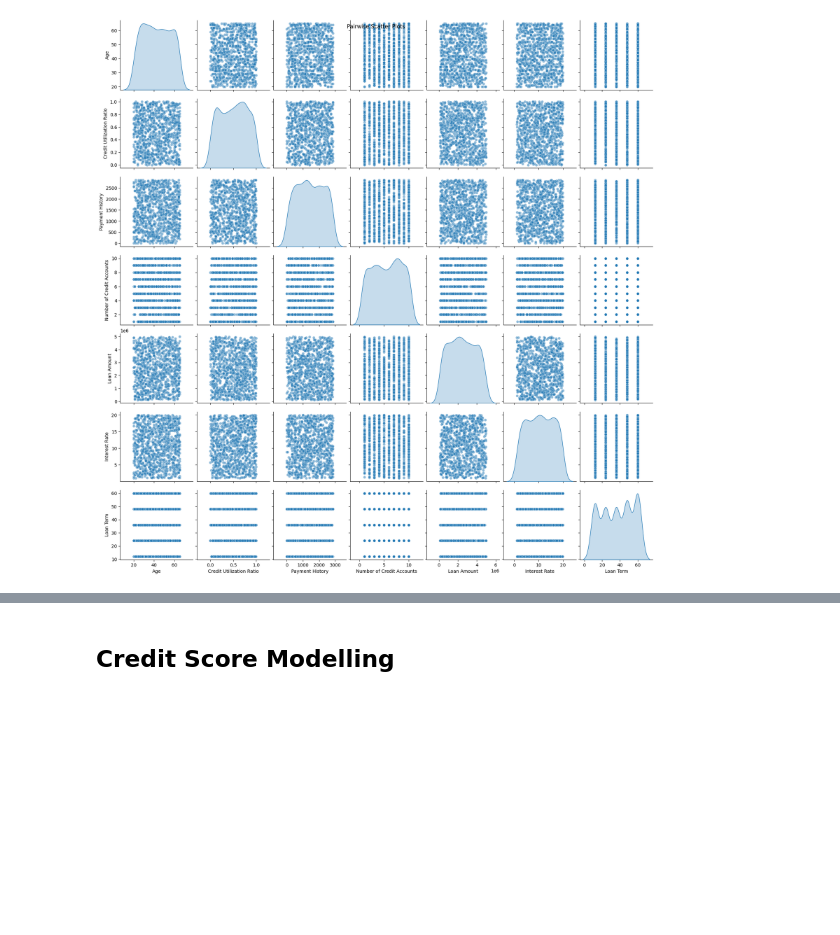
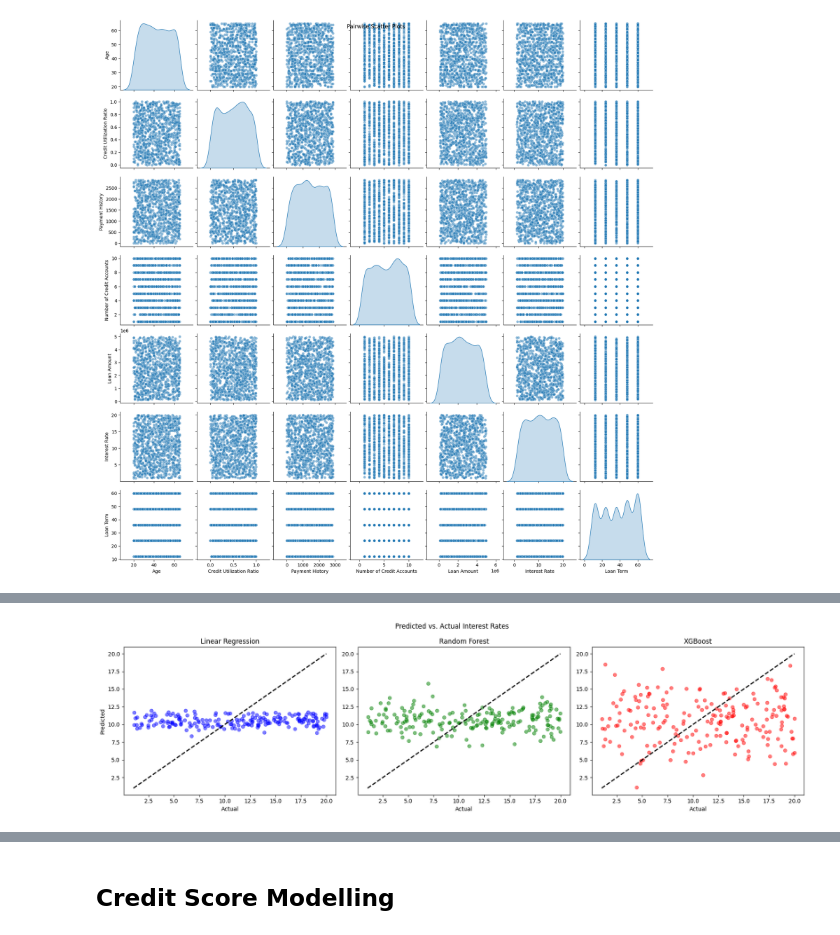
Before and after one commit to Nahom32/Credit-Score-Modelling, a Jupyter notebook: notebooks/Credit_Score_Model.ipynb, the cells around one changed output, grey strips where cells are left out. Cells and saved outputs as stored; diff of their text form; code cells hidden in the pictures; blank space fills up the shorter version.

```diff
--- a/notebooks/Credit_Score_Model.ipynb
+++ b/notebooks/Credit_Score_Model.ipynb
@@ -170,0 +331,27 @@ ValueError: could not convert string to float: 'Male'
+# %%
+fig, axes = plt.subplots(1, 3, figsize=(18, 5))
+fig.suptitle('Predicted vs. Actual Interest Rates')
+
+# Linear Regression
+axes[0].scatter(y_test, lr_pred, alpha=0.5, color='blue')
+axes[0].plot([y.min(), y.max()], [y.min(), y.max()], 'k--', lw=2)
+axes[0].set_xlabel('Actual')
+axes[0].set_ylabel('Predicted')
+axes[0].set_title('Linear Regression')
+
+# Random Forest
+axes[1].scatter(y_test, rf_pred, alpha=0.5, color='green')
+axes[1].plot([y.min(), y.max()], [y.min(), y.max()], 'k--', lw=2)
+axes[1].set_xlabel('Actual')
+axes[1].set_title('Random Forest')
+
+# XGBoost
+axes[2].scatter(y_test, xgb_pred, alpha=0.5, color='red')
+axes[2].plot([y.min(), y.max()], [y.min(), y.max()], 'k--', lw=2)
+axes[2].set_xlabel('Actual')
+axes[2].set_title('XGBoost')
+
+plt.tight_layout()
+plt.show()
+# %% [output]
+[figure, added]
```
Also changed, not shown: parts of 11 cells of this notebook.
